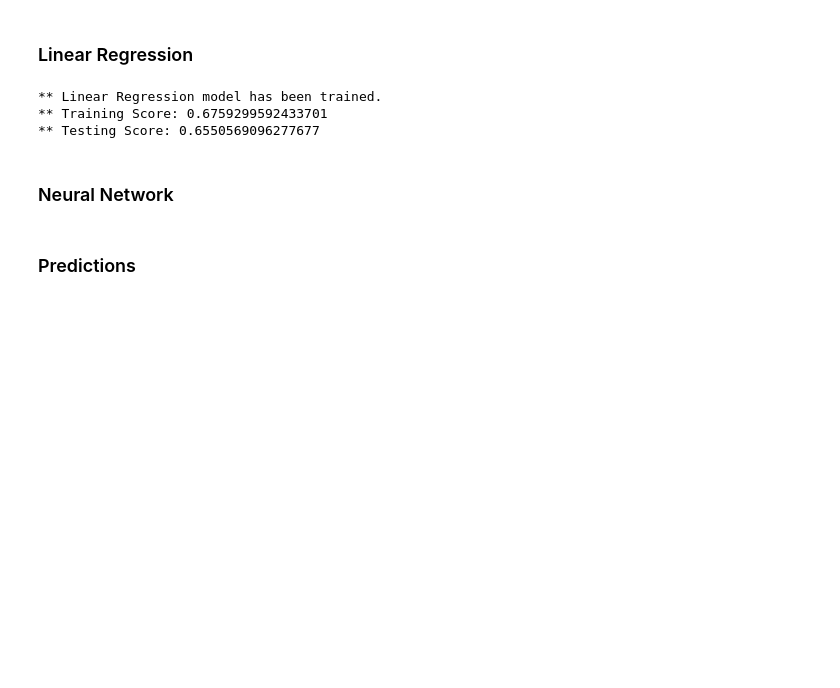
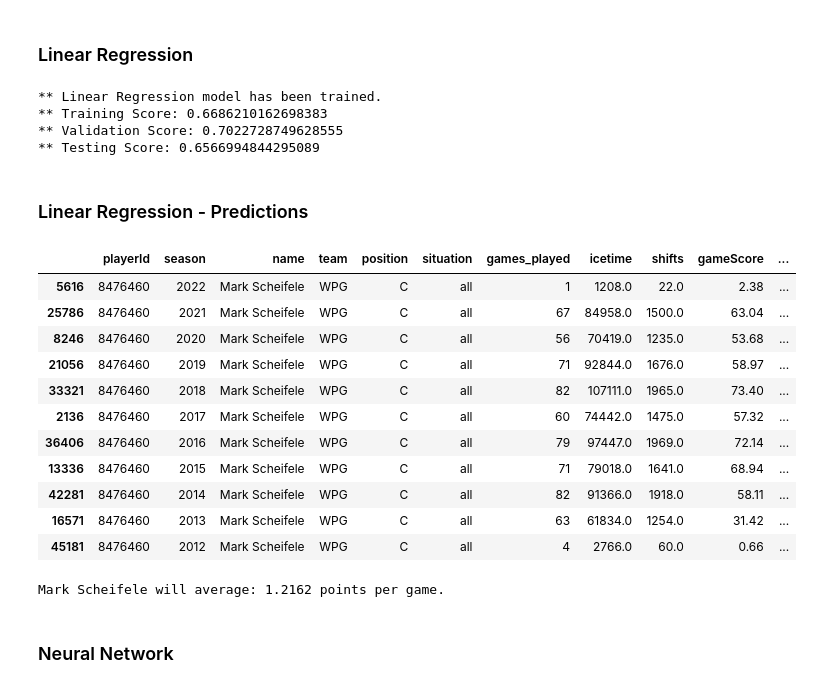
Before and after one commit to nanderson1982/NHL_Player_Prediction, a Jupyter notebook: Notebooks/Points_Per_Game.ipynb, the cells around one changed output. Saved outputs shown, nothing was run; the diff lists cells and outputs as text; code cells hidden in the pictures; blank space fills up the shorter version.

Commit message:
Add prediction testing

```diff
--- a/Notebooks/Points_Per_Game.ipynb
+++ b/Notebooks/Points_Per_Game.ipynb
@@ -52,7 +62,7 @@ def load_csv(folder_path):
     return df
 # %%
 # Local path to folder containing files for each year
-path = '/Users/nathananderson/Documents/Data_Science/NHL_Player_Analysis/NHL_Player_Analysis/Datasets/nhl_player_data/'
+path = '/Users/nathananderson/Documents/Data_Science/NHL_Player_Prediction/git/NHL_Player_Prediction/Datasets/nhl_player_data'
 
 df = load_csv(path)
 df.head()
@@ -252,23 +258,53 @@ Predicting points per game by player using multiple machine learning models.
 # %% [markdown]
 ### Linear Regression
 # %%
+# Splitting the data into training, validation, and testing datasets
+from sklearn.model_selection import train_test_split
+X_train, X_temp, y_train, y_temp = train_test_split(features, labels, test_size = 0.2, random_state = 10)
+X_val, X_test, y_val, y_test = train_test_split(X_temp, y_temp, test_size = 0.5, random_state = 10)
+
 # Train a LinearRegression model
 from sklearn.metrics import log_loss
 from sklearn.linear_model import LinearRegression
 
 lm = LinearRegression()
-#lm.fit(X_train.values,y_train)
 lm.fit(X_train, y_train)
 print("** Linear Regression model has been trained.")
 
-# Get the train and test accuracy scores
+# Get the train, validation, and test accuracy scores
 print(f"** Training Score: {lm.score(X_train, y_train)}")
+print(f"** Validation Score: {lm.score(X_val, y_val)}")
 print(f"** Testing Score: {lm.score(X_test, y_test)}")
 # %% [output]
 ** Linear Regression model has been trained.
-** Training Score: 0.6759299592433701
-** Testing Score: 0.6550569096277677
+** Training Score: 0.6686210162698383
+** Validation Score: 0.7022728749628555
+** Testing Score: 0.6566994844295089
+# %% [markdown]
+### Linear Regression - Predictions
+# %%
+name = "Mark Scheifele"
+
+fn = df[df['name'].str.contains(name, case = False)]
+fn.head(15)
+# %% [output]
+|  | playerId | season | name | team | position | situation | games_played | icetime | shifts | gameScore | ... |
+| 5616 | 8476460 | 2022 | Mark Scheifele | WPG | C | all | 1 | 1208.0 | 22.0 | 2.38 | ... |
+| 25786 | 8476460 | 2021 | Mark Scheifele | WPG | C | all | 67 | 84958.0 | 1500.0 | 63.04 | ... |
+| 8246 | 8476460 | 2020 | Mark Scheifele | WPG | C | all | 56 | 70419.0 | 1235.0 | 53.68 | ... |
+| 21056 | 8476460 | 2019 | Mark Scheifele | WPG | C | all | 71 | 92844.0 | 1676.0 | 58.97 | ... |
+| 33321 | 8476460 | 2018 | Mark Scheifele | WPG | C | all | 82 | 107111.0 | 1965.0 | 73.40 | ... |
+| 2136 | 8476460 | 2017 | Mark Scheifele | WPG | C | all | 60 | 74442.0 | 1475.0 | 57.32 | ... |
+| 36406 | 8476460 | 2016 | Mark Scheifele | WPG | C | all | 79 | 97447.0 | 1969.0 | 72.14 | ... |
+| 13336 | 8476460 | 2015 | Mark Scheifele | WPG | C | all | 71 | 79018.0 | 1641.0 | 68.94 | ... |
+| 42281 | 8476460 | 2014 | Mark Scheifele | WPG | C | all | 82 | 91366.0 | 1918.0 | 58.11 | ... |
+| 16571 | 8476460 | 2013 | Mark Scheifele | WPG | C | all | 63 | 61834.0 | 1254.0 | 31.42 | ... |
+| 45181 | 8476460 | 2012 | Mark Scheifele | WPG | C | all | 4 | 2766.0 | 60.0 | 0.66 | ... |
+# %%
+# Predict
+pred = lm.predict([[8476460, .38, .80, 0.2, .25, 0.5, .22]])
+print(name + " will average:", float(np.round(pred, 4)), "points per game.")
+# %% [output]
+Mark Scheifele will average: 1.2162 points per game.
 # %% [markdown]
 ### Neural Network
-# %% [markdown]
-### Predictions
```
Also changed, not shown: parts of 3 cells of this notebook.
